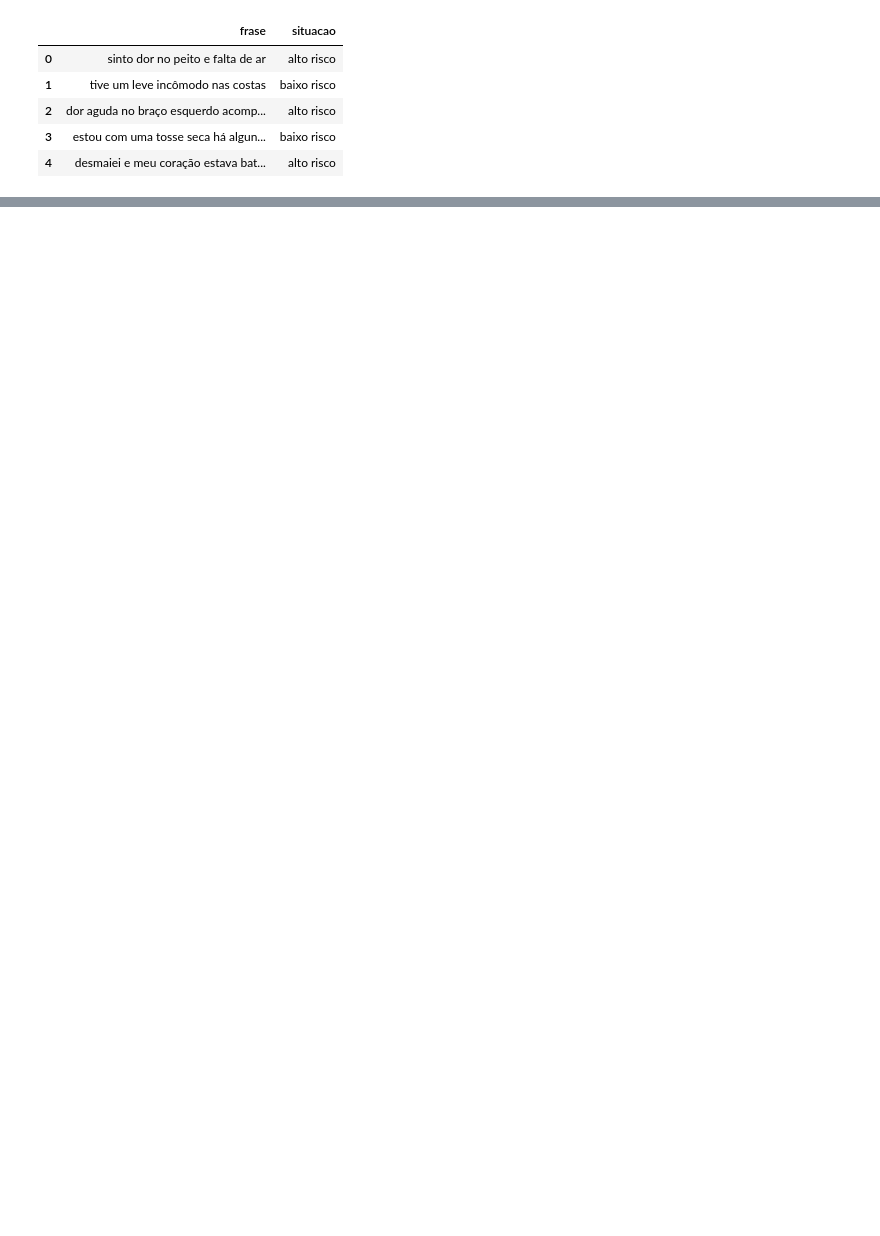
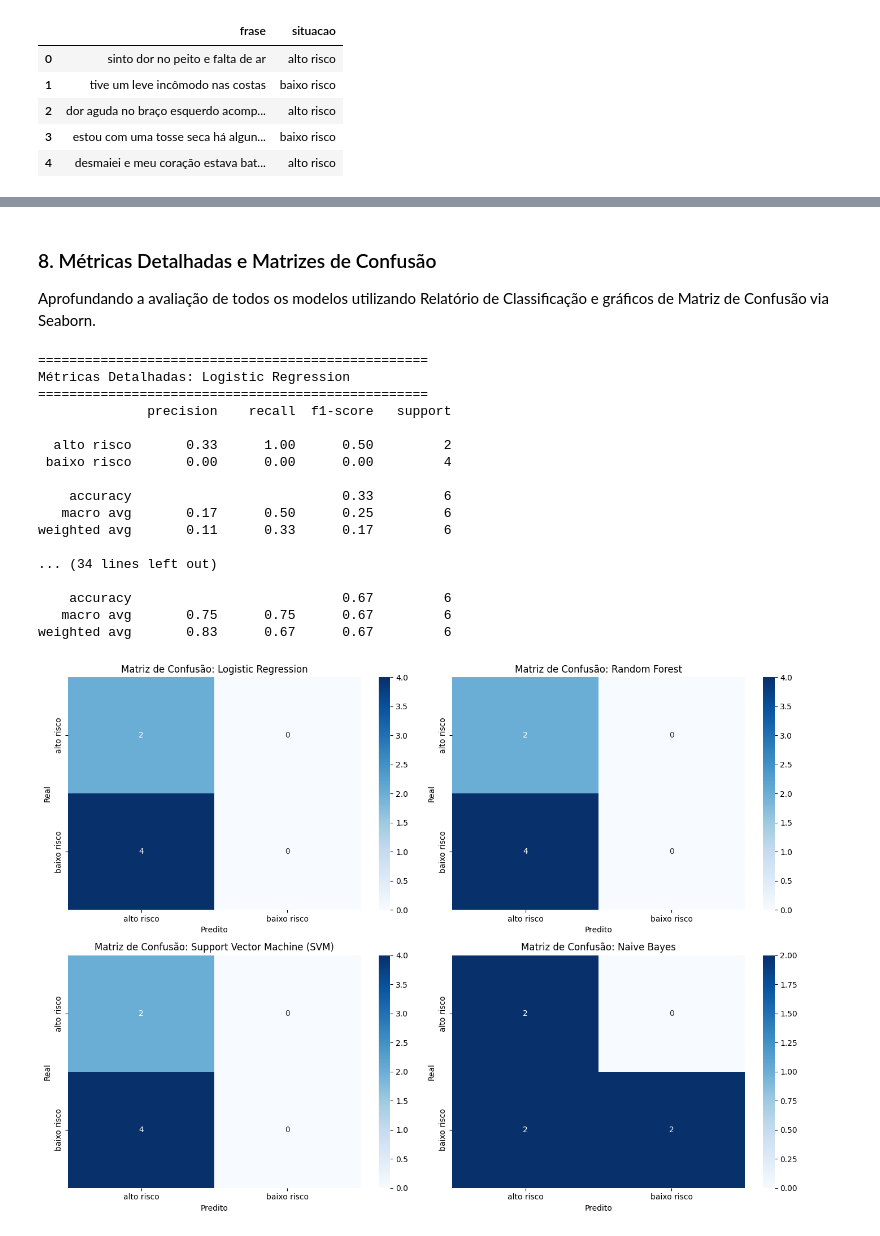
Before and after one commit to FelipeLivino/Fase2_Cap1_CardioIA, a Jupyter notebook: classificador_risco.ipynb, the cells around one changed output, grey strips where cells are left out. Saved outputs shown, nothing was run; the diff lists cells and outputs as text; code cells hidden in the pictures; blank space fills up the shorter version.

```diff
--- a/classificador_risco.ipynb
+++ b/classificador_risco.ipynb
@@ -105 +139,42 @@ weighted avg       0.11      0.33      0.17         6
+# %% [markdown]
+### 8. Métricas Detalhadas e Matrizes de Confusão
+Aprofundando a avaliação de todos os modelos utilizando Relatório de Classificação e gráficos de Matriz de Confusão via Seaborn.
+# %%
+fig, axes = plt.subplots(2, 2, figsize=(14, 10))
+axes = axes.flatten()
+
+for idx, (nome, modelo) in enumerate(modelos_treinados.items()):
+    y_pred = modelo.predict(X_test)
+    print(f"\n{'='*50}")
+    print(f"Métricas Detalhadas: {nome}")
+    print(f"{'='*50}")
+    print(classification_report(y_test, y_pred, zero_division=0))
+
+    cm = confusion_matrix(y_test, y_pred)
+    sns.heatmap(cm, annot=True, fmt='d', cmap='Blues', ax=axes[idx], xticklabels=modelo.classes_, yticklabels=modelo.classes_)
+    axes[idx].set_title(f'Matriz de Confusão: {nome}')
+    axes[idx].set_xlabel('Predito')
+    axes[idx].set_ylabel('Real')
+
+plt.tight_layout()
+plt.show()
+# %% [output]
+==================================================
+Métricas Detalhadas: Logistic Regression
+==================================================
+              precision    recall  f1-score   support
+
+  alto risco       0.33      1.00      0.50         2
+ baixo risco       0.00      0.00      0.00         4
+
+    accuracy                           0.33         6
+   macro avg       0.17      0.50      0.25         6
+weighted avg       0.11      0.33      0.17         6
+
+... (34 lines left out)
+
+    accuracy                           0.67         6
+   macro avg       0.75      0.75      0.67         6
+weighted avg       0.83      0.67      0.67         6
+[figure, added]
 # %% [markdown]
```
Also changed, not shown: parts of 21 cells of this notebook, 4 other files.
